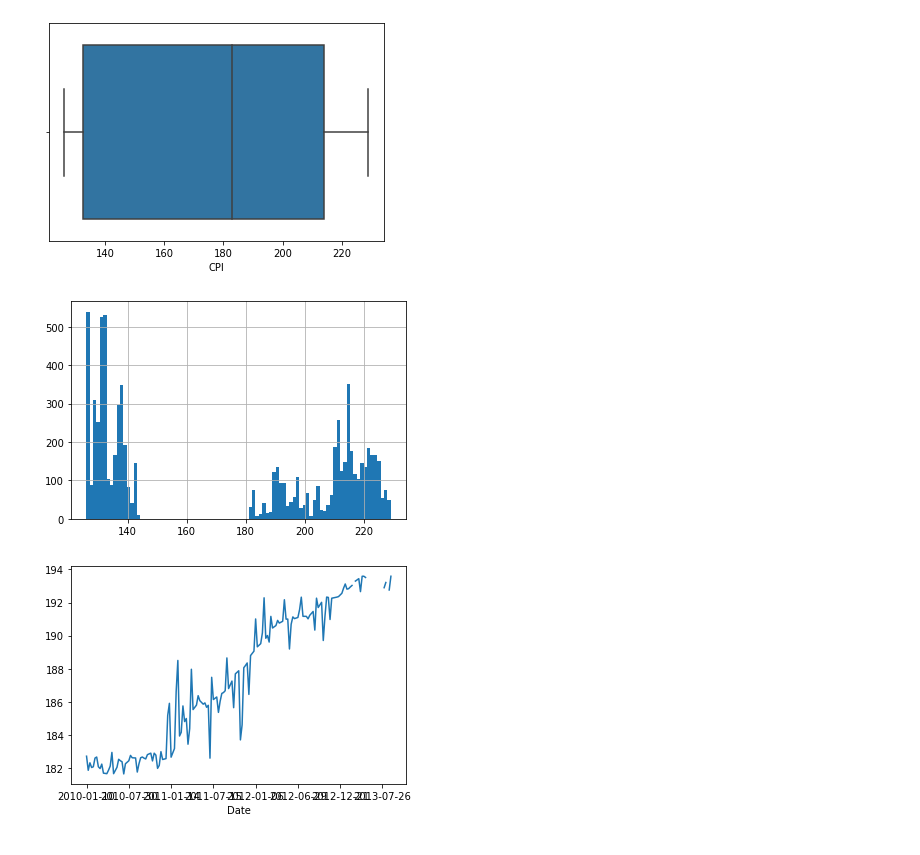
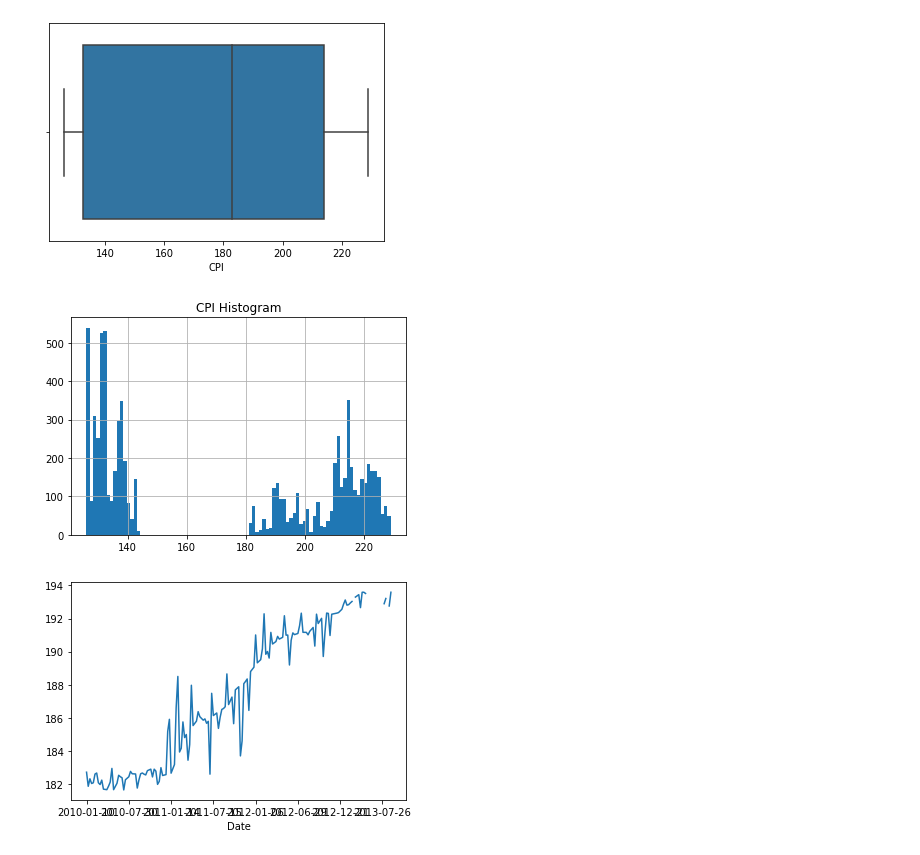
Before and after one commit to trauzi12/retail_sales_predictions, a Jupyter notebook: retail_sales_predictions.ipynb, the cells around one changed output. Cells and saved outputs as stored; diff of their text form; code cells hidden in the pictures.

```diff
--- a/retail_sales_predictions.ipynb
+++ b/retail_sales_predictions.ipynb
@@ -775,9 +779,10 @@ plt.show()
 # %%
 # creating a histogram
 features.CPI.hist(bins=int(np.sqrt(len(features.CPI))))
+plt.title('CPI Histogram')
 plt.show()
 # %% [output]
-[figure, old version]
+[figure, new version]
 # %%
 # graphing the median CPI
 features.groupby('Date')['CPI'].median().plot()
```
Also changed, not shown: parts of 21 cells of this notebook.
